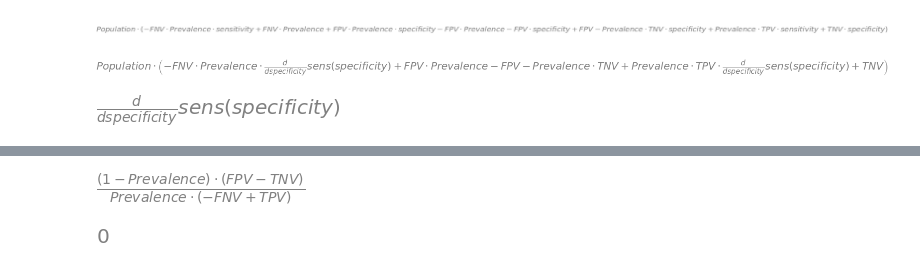
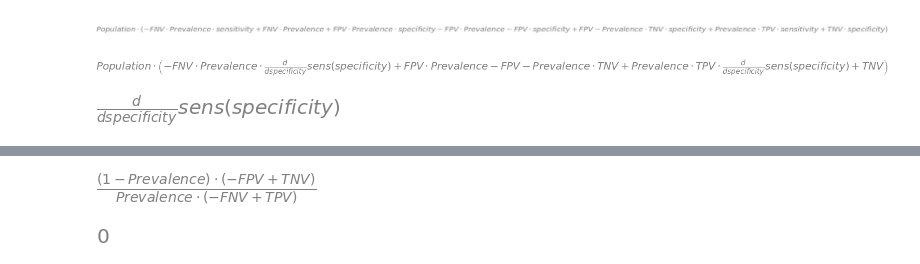
Before and after one commit to WinVector/sigr, a Jupyter notebook: extras/utility_modeling/ROC_utility.ipynb, the cells around one changed output, grey strips where cells are left out. Drawn from its saved outputs; the diff is of its cells as text; code cells hidden in the pictures.

```diff
--- a/extras/utility_modeling/ROC_utility.ipynb
+++ b/extras/utility_modeling/ROC_utility.ipynb
@@ -51,8 +53,8 @@ soln
 # %%
-neatened = (FPV - TNV) * (1 - Prevalence) / (Prevalence * (TPV - FNV))
+neatened = (TNV - FPV) * (1 - Prevalence) / (Prevalence * (TPV - FNV))
 neatened
 # %% [output]
-[figure, old version]
+[figure, new version]
 # %%
 simplify(soln[0] - neatened)
 # %% [output]
```
Also changed, not shown: parts of 3 cells of this notebook.
